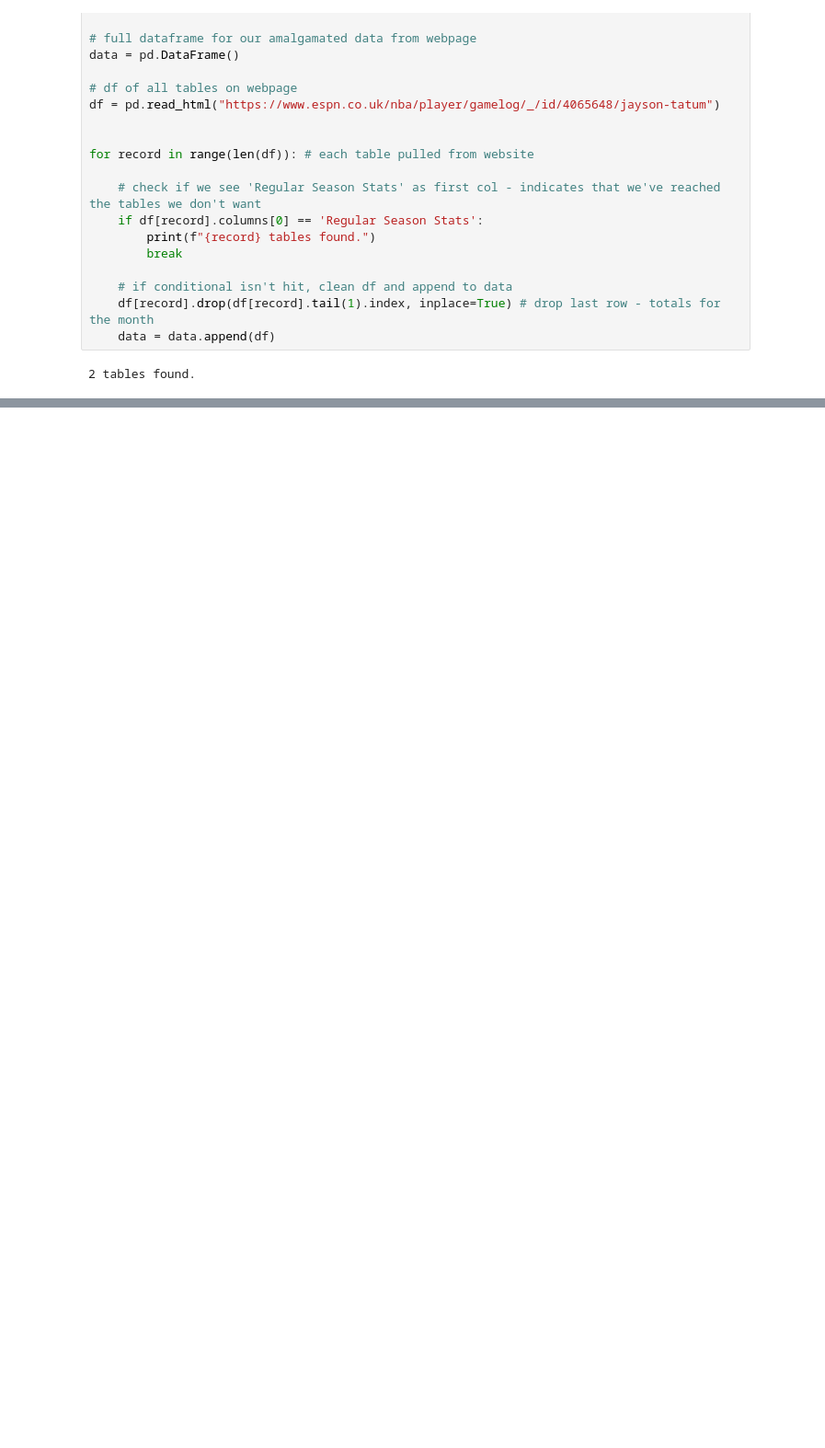
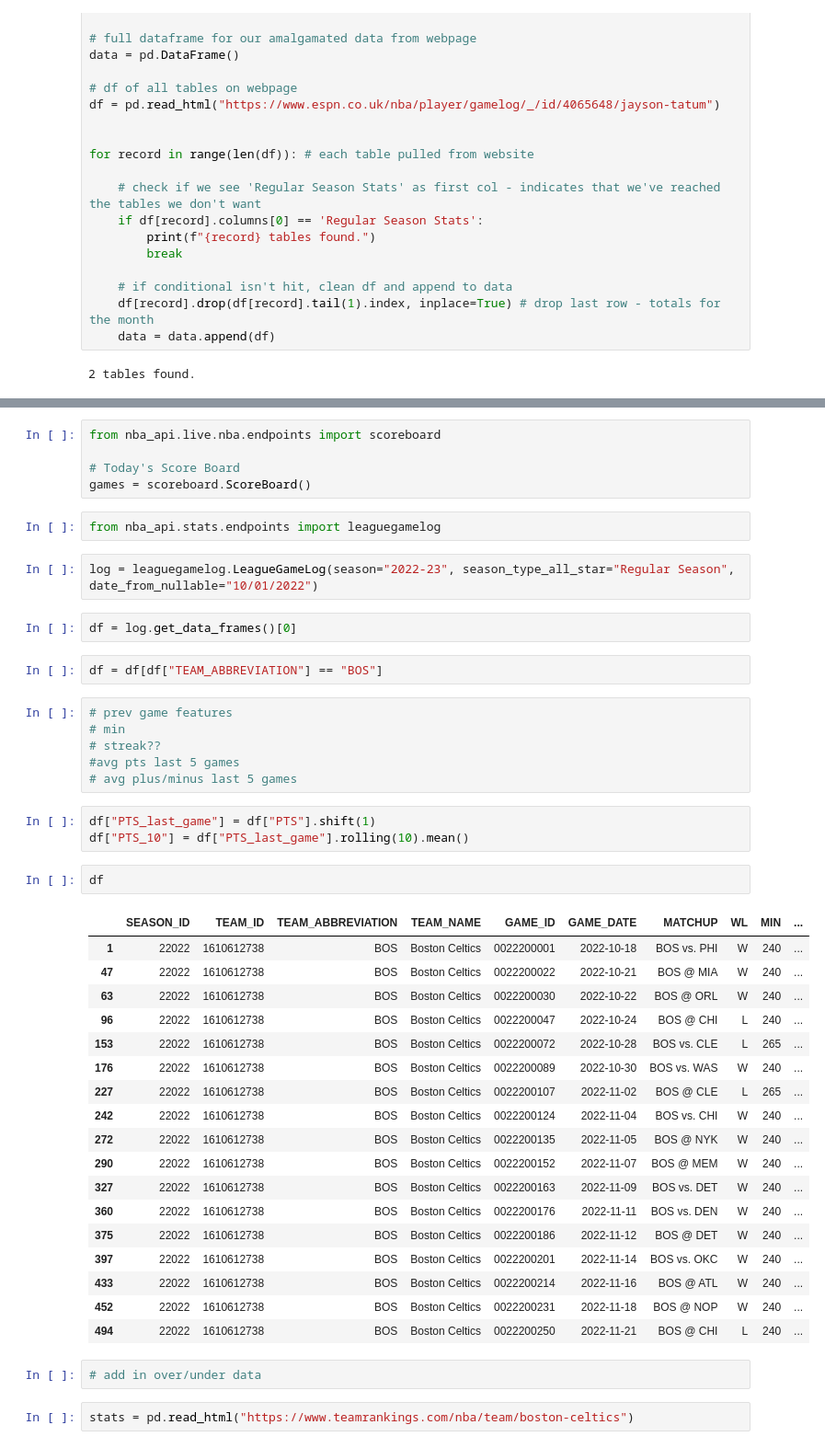
Before and after one commit to abzdel/FastAPI-on-AWS, a Jupyter notebook: model/train.ipynb, the cells around one changed output, grey strips where cells are left out. Shown at 92% size. Saved outputs shown, nothing was run; the diff lists cells and outputs as text; blank space fills up the shorter version.

```diff
--- a/model/train.ipynb
+++ b/model/train.ipynb
@@ -93,0 +103,47 @@ data
+# %%
+from nba_api.live.nba.endpoints import scoreboard
+
+# Today's Score Board
+games = scoreboard.ScoreBoard()
+# %%
+from nba_api.stats.endpoints import leaguegamelog
+# %%
+log = leaguegamelog.LeagueGameLog(season="2022-23", season_type_all_star="Regular Season", date_from_nullable="10/01/2022")
+# %%
+df = log.get_data_frames()[0]
+# %%
+df = df[df["TEAM_ABBREVIATION"] == "BOS"]
+# %%
+# prev game features
+# min
+# streak??
+#avg pts last 5 games
+# avg plus/minus last 5 games
+# %%
+df["PTS_last_game"] = df["PTS"].shift(1)
+df["PTS_10"] = df["PTS_last_game"].rolling(10).mean()
+# %%
+df
+# %% [output]
+|  | SEASON_ID | TEAM_ID | TEAM_ABBREVIATION | TEAM_NAME | GAME_ID | GAME_DATE | MATCHUP | WL | MIN | ... |
+| 1 | 22022 | 1610612738 | BOS | Boston Celtics | 0022200001 | 2022-10-18 | BOS vs. PHI | W | 240 | ... |
+| 47 | 22022 | 1610612738 | BOS | Boston Celtics | 0022200022 | 2022-10-21 | BOS @ MIA | W | 240 | ... |
+| 63 | 22022 | 1610612738 | BOS | Boston Celtics | 0022200030 | 2022-10-22 | BOS @ ORL | W | 240 | ... |
+| 96 | 22022 | 1610612738 | BOS | Boston Celtics | 0022200047 | 2022-10-24 | BOS @ CHI | L | 240 | ... |
+| 153 | 22022 | 1610612738 | BOS | Boston Celtics | 0022200072 | 2022-10-28 | BOS vs. CLE | L | 265 | ... |
+| 176 | 22022 | 1610612738 | BOS | Boston Celtics | 0022200089 | 2022-10-30 | BOS vs. WAS | W | 240 | ... |
+| 227 | 22022 | 1610612738 | BOS | Boston Celtics | 0022200107 | 2022-11-02 | BOS @ CLE | L | 265 | ... |
+| 242 | 22022 | 1610612738 | BOS | Boston Celtics | 0022200124 | 2022-11-04 | BOS vs. CHI | W | 240 | ... |
+| 272 | 22022 | 1610612738 | BOS | Boston Celtics | 0022200135 | 2022-11-05 | BOS @ NYK | W | 240 | ... |
+| 290 | 22022 | 1610612738 | BOS | Boston Celtics | 0022200152 | 2022-11-07 | BOS @ MEM | W | 240 | ... |
+| 327 | 22022 | 1610612738 | BOS | Boston Celtics | 0022200163 | 2022-11-09 | BOS vs. DET | W | 240 | ... |
+| 360 | 22022 | 1610612738 | BOS | Boston Celtics | 0022200176 | 2022-11-11 | BOS vs. DEN | W | 240 | ... |
+| 375 | 22022 | 1610612738 | BOS | Boston Celtics | 0022200186 | 2022-11-12 | BOS @ DET | W | 240 | ... |
+| 397 | 22022 | 1610612738 | BOS | Boston Celtics | 0022200201 | 2022-11-14 | BOS vs. OKC | W | 240 | ... |
+| 433 | 22022 | 1610612738 | BOS | Boston Celtics | 0022200214 | 2022-11-16 | BOS @ ATL | W | 240 | ... |
+| 452 | 22022 | 1610612738 | BOS | Boston Celtics | 0022200231 | 2022-11-18 | BOS @ NOP | W | 240 | ... |
+| 494 | 22022 | 1610612738 | BOS | Boston Celtics | 0022200250 | 2022-11-21 | BOS @ CHI | L | 240 | ... |
+# %%
+# add in over/under data
+# %%
+stats = pd.read_html("https://www.teamrankings.com/nba/team/boston-celtics")
```
Also changed, not shown: parts of 25 cells of this notebook, 2 other files.
